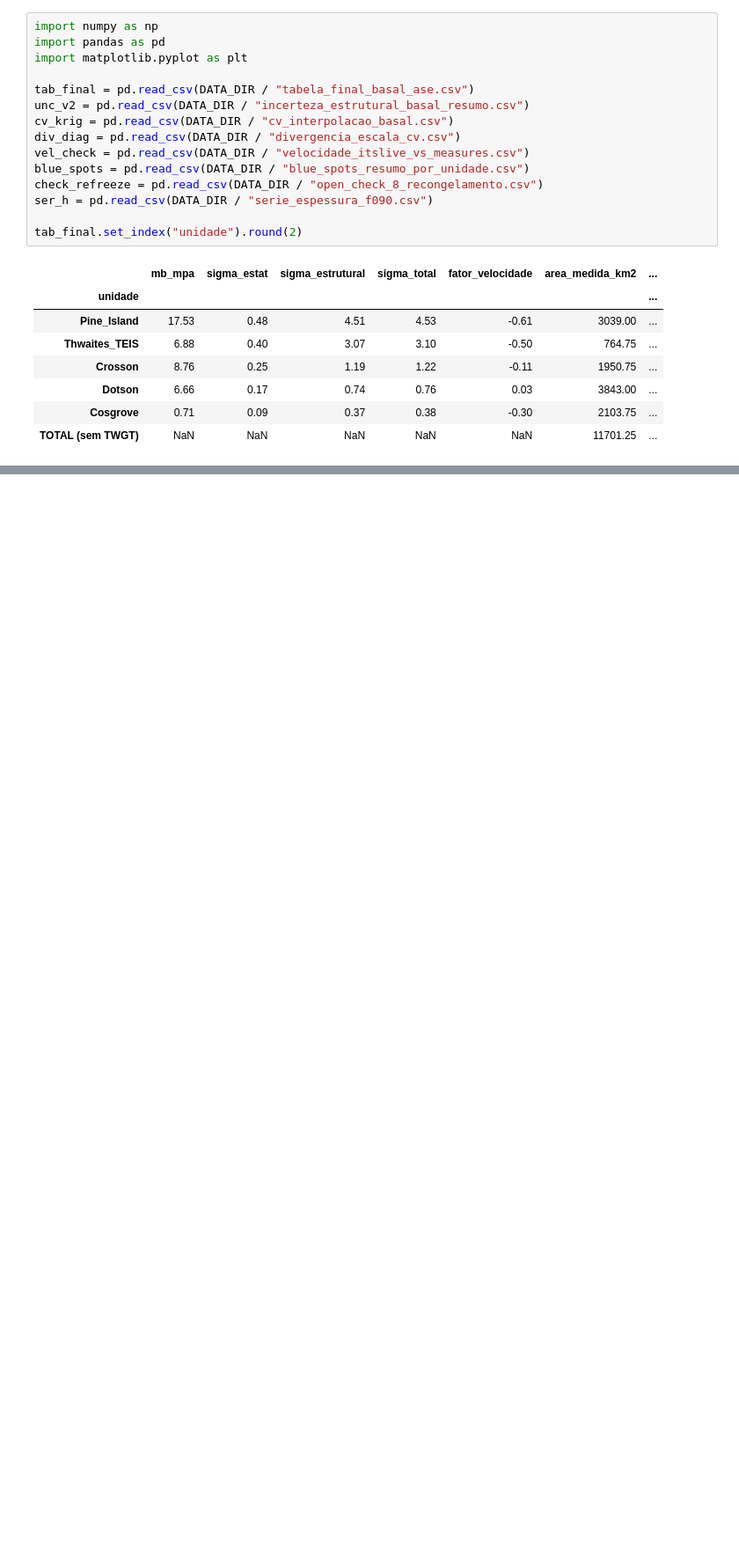
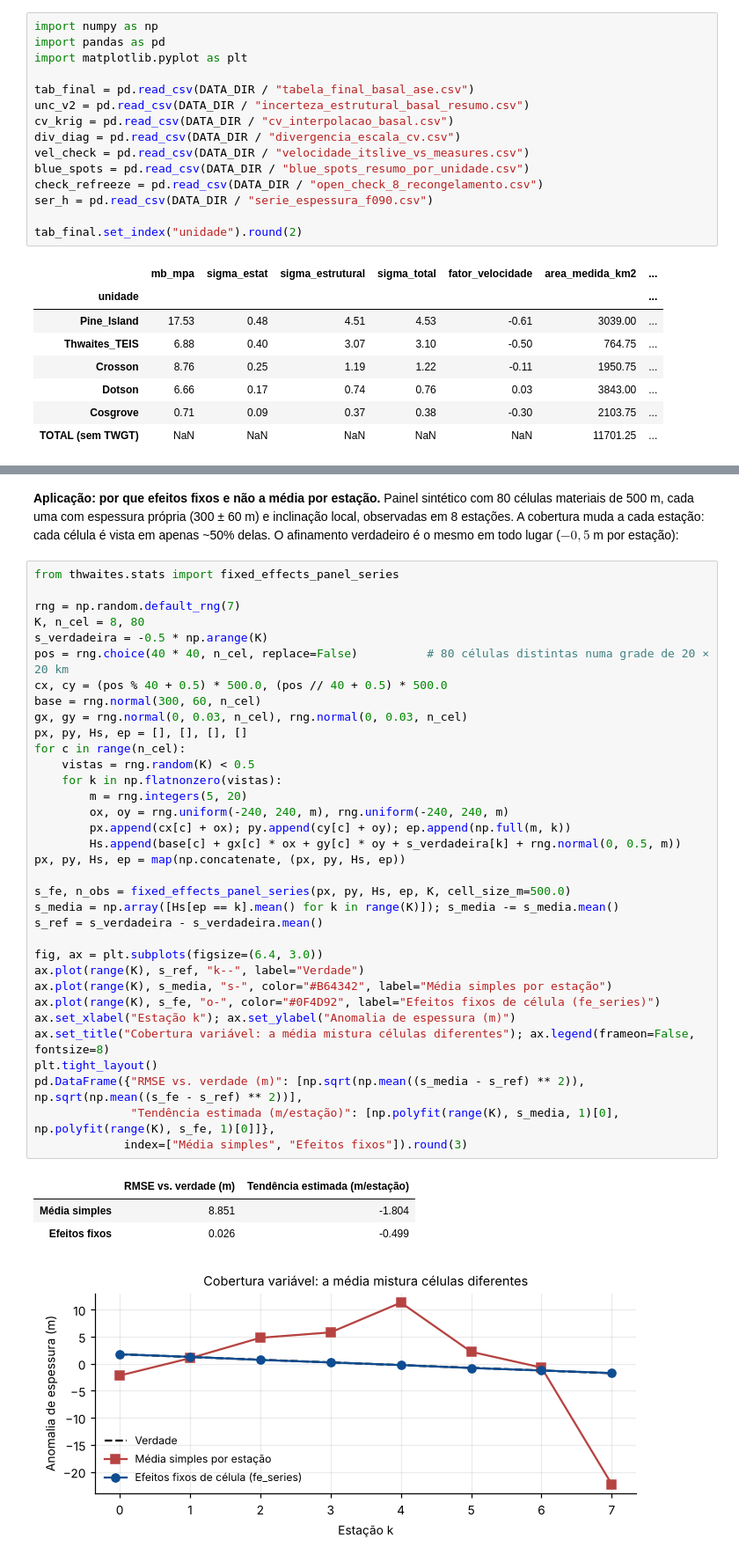
Before and after one commit to williamjot/thwaites-icesat2-ase, a Jupyter notebook: notebooks/06 DERRETIMENTO BASAL.ipynb, the cells around one changed output, grey strips where cells are left out. Shown at 88% size. Saved outputs shown, nothing was run; the diff lists cells and outputs as text; blank space fills up the shorter version.

```diff
--- a/notebooks/06 DERRETIMENTO BASAL.ipynb
+++ b/notebooks/06 DERRETIMENTO BASAL.ipynb
@@ -49,3 +179,44 @@ tab_final.set_index("unidade").round(2)
 No Passo 5 da cadeia basal (`run_thickness_ase.py`), cada segmento sobre a máscara hidrostática é convertido em espessura equivalente $H = 9{,}336\,(h_{\text{mar}} - \text{FAC})$ usando dois modelos independentes de conteúdo de ar do firn interpolados por triangulação de Delaunay no espaço e linearmente no tempo: **GEMB v1.5** (2018–2025) e **IMAU-FDM v1.2A** (2018–2023,98). A série trimestral $s_k$ ($K = 28$ estações-ano) é extraída pelo modelo de efeitos fixos de célula material (`fe_series`), eliminando analiticamente o plano topográfico de cada célula de $500\text{ m}$.
 
 Como as células materiais com suporte temporal robusto ($\ge 8$ passagens e $\ge 3$ anos) cobrem $21\text{--}40\%$ da área das plataformas ao longo das trilhas, avaliamos por **Validação Cruzada Espacial em 10 Dobras de Blocos de $5\text{ km}$ (`cv_interpolacao_basal.csv`)** a interpolação contínua de $DH/Dt$ entre 5 kernels gaussianos ($L = 1, 2, 3, 5, 8\text{ km}$) e **Krigagem Ordinária local** ($48$ vizinhos, covariância exponencial ajustada ao semivariograma empírico da plataforma com pepita heterocedástica $\sigma_i^2 + c_{\text{extra}}$):
+# %% [markdown]
+**Aplicação: por que efeitos fixos e não a média por estação.** Painel sintético com 80 células materiais de 500 m, cada uma com espessura própria (300 ± 60 m) e inclinação local, observadas em 8 estações. A cobertura muda a cada estação: cada célula é vista em apenas ~50% delas. O afinamento verdadeiro é o mesmo em todo lugar ($-0{,}5$ m por estação):
+# %%
+from thwaites.stats import fixed_effects_panel_series
+
+rng = np.random.default_rng(7)
+K, n_cel = 8, 80
+s_verdadeira = -0.5 * np.arange(K)
+pos = rng.choice(40 * 40, n_cel, replace=False)          # 80 células distintas numa grade de 20 × 20 km
+cx, cy = (pos % 40 + 0.5) * 500.0, (pos // 40 + 0.5) * 500.0
+base = rng.normal(300, 60, n_cel)
+gx, gy = rng.normal(0, 0.03, n_cel), rng.normal(0, 0.03, n_cel)
+px, py, Hs, ep = [], [], [], []
+for c in range(n_cel):
+    vistas = rng.random(K) < 0.5
+    for k in np.flatnonzero(vistas):
+        m = rng.integers(5, 20)
+        ox, oy = rng.uniform(-240, 240, m), rng.uniform(-240, 240, m)
+        px.append(cx[c] + ox); py.append(cy[c] + oy); ep.append(np.full(m, k))
+        Hs.append(base[c] + gx[c] * ox + gy[c] * oy + s_verdadeira[k] + rng.normal(0, 0.5, m))
+px, py, Hs, ep = map(np.concatenate, (px, py, Hs, ep))
+
+s_fe, n_obs = fixed_effects_panel_series(px, py, Hs, ep, K, cell_size_m=500.0)
+s_media = np.array([Hs[ep == k].mean() for k in range(K)]); s_media -= s_media.mean()
+s_ref = s_verdadeira - s_verdadeira.mean()
+
+fig, ax = plt.subplots(figsize=(6.4, 3.0))
+ax.plot(range(K), s_ref, "k--", label="Verdade")
+ax.plot(range(K), s_media, "s-", color="#B64342", label="Média simples por estação")
+ax.plot(range(K), s_fe, "o-", color="#0F4D92", label="Efeitos fixos de célula (fe_series)")
+ax.set_xlabel("Estação k"); ax.set_ylabel("Anomalia de espessura (m)")
+ax.set_title("Cobertura variável: a média mistura células diferentes"); ax.legend(frameon=False, fontsize=8)
+plt.tight_layout()
+pd.DataFrame({"RMSE vs. verdade (m)": [np.sqrt(np.mean((s_media - s_ref) ** 2)), np.sqrt(np.mean((s_fe - s_ref) ** 2))],
+              "Tendência estimada (m/estação)": [np.polyfit(range(K), s_media, 1)[0], np.polyfit(range(K), s_fe, 1)[0]]},
+             index=["Média simples", "Efeitos fixos"]).round(3)
+# %% [output]
+|  | RMSE vs. verdade (m) | Tendência estimada (m/estação) |
+| Média simples | 8.851 | -1.804 |
+| Efeitos fixos | 0.026 | -0.499 |
+[figure, added]
```
Also changed, not shown: parts of 16 cells of this notebook, 10 other files.
